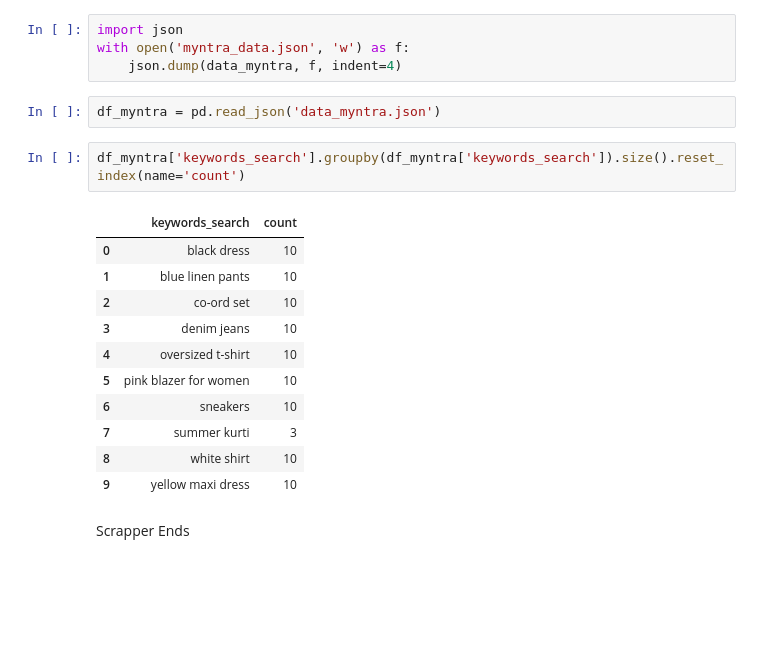
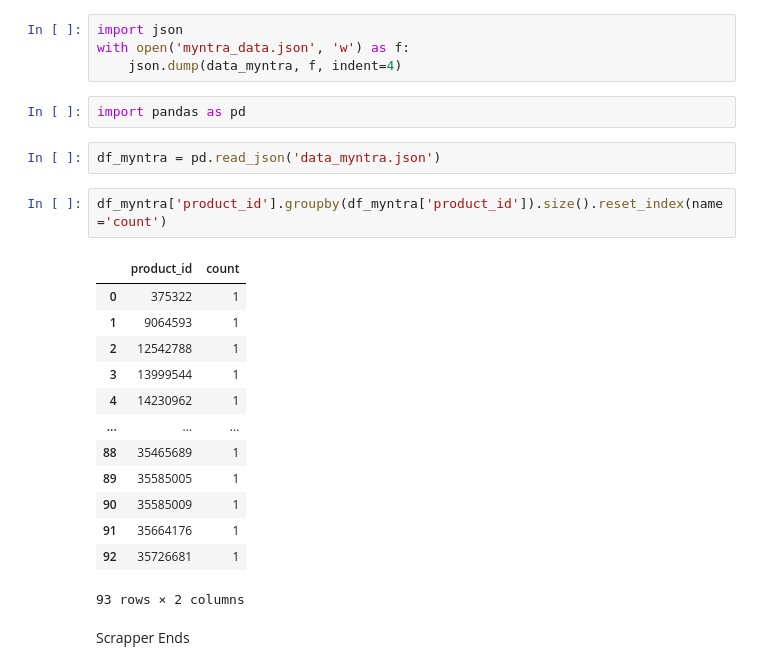
Before and after one commit to krishnakr1033/Scrapper-for-myntra-and-nykaa-using-selenium, a Jupyter notebook: myntraScrapper_rough.ipynb, the cells around one changed output. Cells and saved outputs as stored; diff of their text form; blank space fills up the shorter version.

Commit message:
correct myntraScrapper

```diff
--- a/myntraScrapper_rough.ipynb
+++ b/myntraScrapper_rough.ipynb
@@ -282,22 +282,26 @@ df_myntra.groupby('keywords_search').size().reset_index(name='count')
 import json
 with open('myntra_data.json', 'w') as f:
     json.dump(data_myntra, f, indent=4)
+# %%
+import pandas as pd
 # %%
 df_myntra = pd.read_json('data_myntra.json')
 # %%
-df_myntra['keywords_search'].groupby(df_myntra['keywords_search']).size().reset_index(name='count')
+df_myntra['product_id'].groupby(df_myntra['product_id']).size().reset_index(name='count')
 # %% [output]
-|  | keywords_search | count |
-| 0 | black dress | 10 |
-| 1 | blue linen pants | 10 |
-| 2 | co-ord set | 10 |
-| 3 | denim jeans | 10 |
-| 4 | oversized t-shirt | 10 |
-| 5 | pink blazer for women | 10 |
-| 6 | sneakers | 10 |
-| 7 | summer kurti | 3 |
-| 8 | white shirt | 10 |
-| 9 | yellow maxi dress | 10 |
+|  | product_id | count |
+| 0 | 375322 | 1 |
+| 1 | 9064593 | 1 |
+| 2 | 12542788 | 1 |
+| 3 | 13999544 | 1 |
+| 4 | 14230962 | 1 |
+| ... | ... | ... |
+| 88 | 35465689 | 1 |
+| 89 | 35585005 | 1 |
+| 90 | 35585009 | 1 |
+| 91 | 35664176 | 1 |
+| 92 | 35726681 | 1 |
+93 rows × 2 columns
 # %% [markdown]
 Scrapper Ends
 # %%
```
Also changed, not shown: 3 other files.
